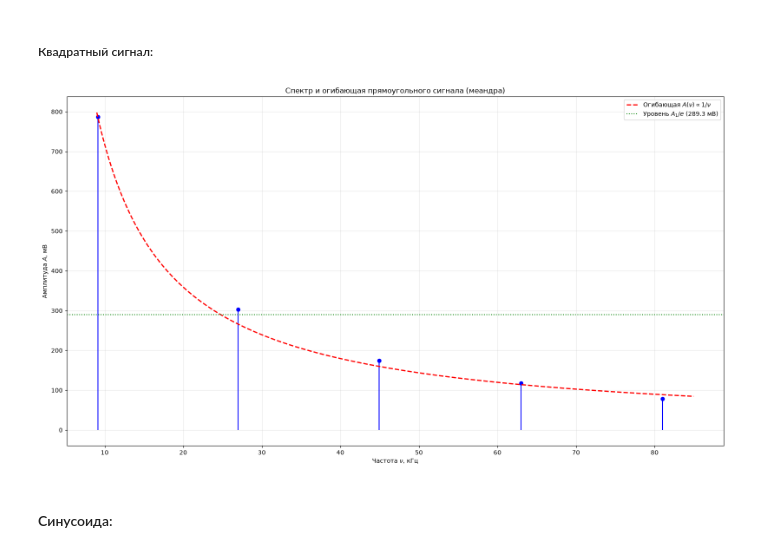
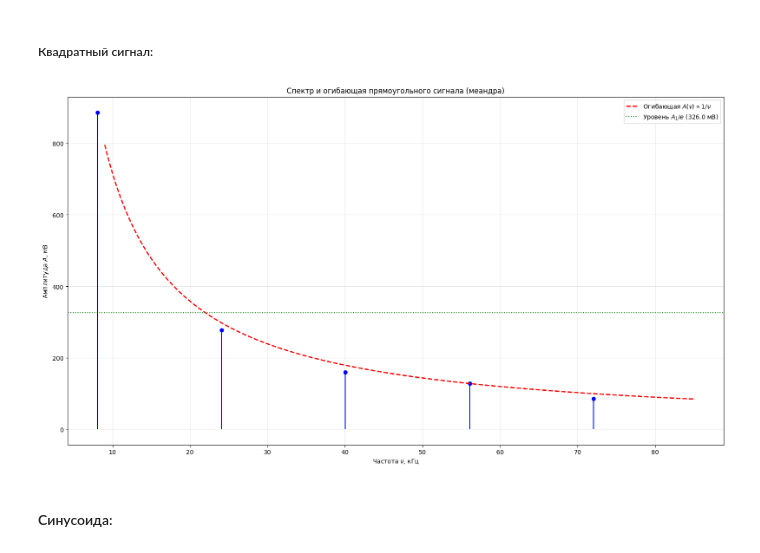
Before and after one commit to tlufl/physics-laboratory-assignments, a Jupyter notebook: sem3/213/lab.ipynb, the cells around one changed output. Saved outputs shown, nothing was run; the diff lists cells and outputs as text; code cells hidden in the pictures.

```diff
--- a/sem3/213/lab.ipynb
+++ b/sem3/213/lab.ipynb
@@ -60,24 +60,24 @@ def plot_graph(harmonics: pd.DataFrame, envelope: Envelope, level_e: float | Non
 ##### Квадратный сигнал:
 # %%
 harmonics = pd.DataFrame({
-    "freq, kHz": [9.129, 26.97, 44.96, 63.02, 81.01],
-    "A, mV": [786.5, 302.5, 174.4, 117.4, 78.29],
+    "freq, kHz": [8.084, 24.06, 40.03, 56.08, 72.05],
+    "A, mV": [886.1, 277.6, 160.1, 128.1, 85.41],
     "n": [1, 3, 5, 7, 9],
 }) # Гармоники
-T = (107.7 - 1.854) * 1e-6  # период, с
+T = (127.3 - 2.732) * 1e-6  # период, с
 
 # Теоретическая огибающая
 f_grid = np.linspace(9, 85, 300)
 f1 = harmonics["freq, kHz"].iloc[0]
 A1 = harmonics["A, mV"].iloc[0]
 envelope = A1 * f1 / f_grid
 
 # Оценка ширины спектра по уровню 1/e
 level_e = A1 / np.e
 
 plot_graph(harmonics, Envelope(f_grid, envelope), level_e)
 # %% [output]
-[figure, old version]
+[figure, new version]
 # %% [markdown]
 #### Синусоида:
 # %%
```
Also changed, not shown: parts of 5 cells of this notebook.
